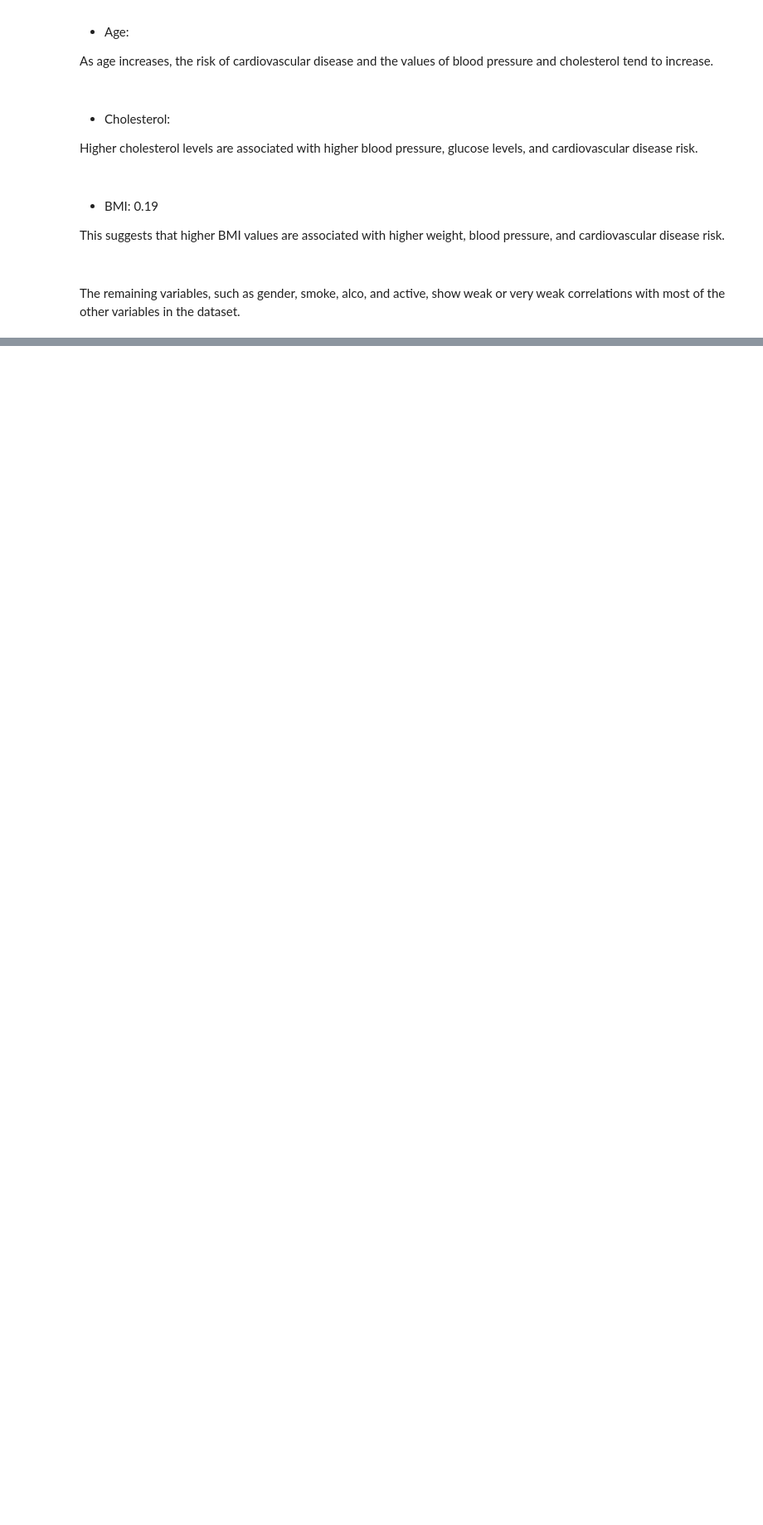
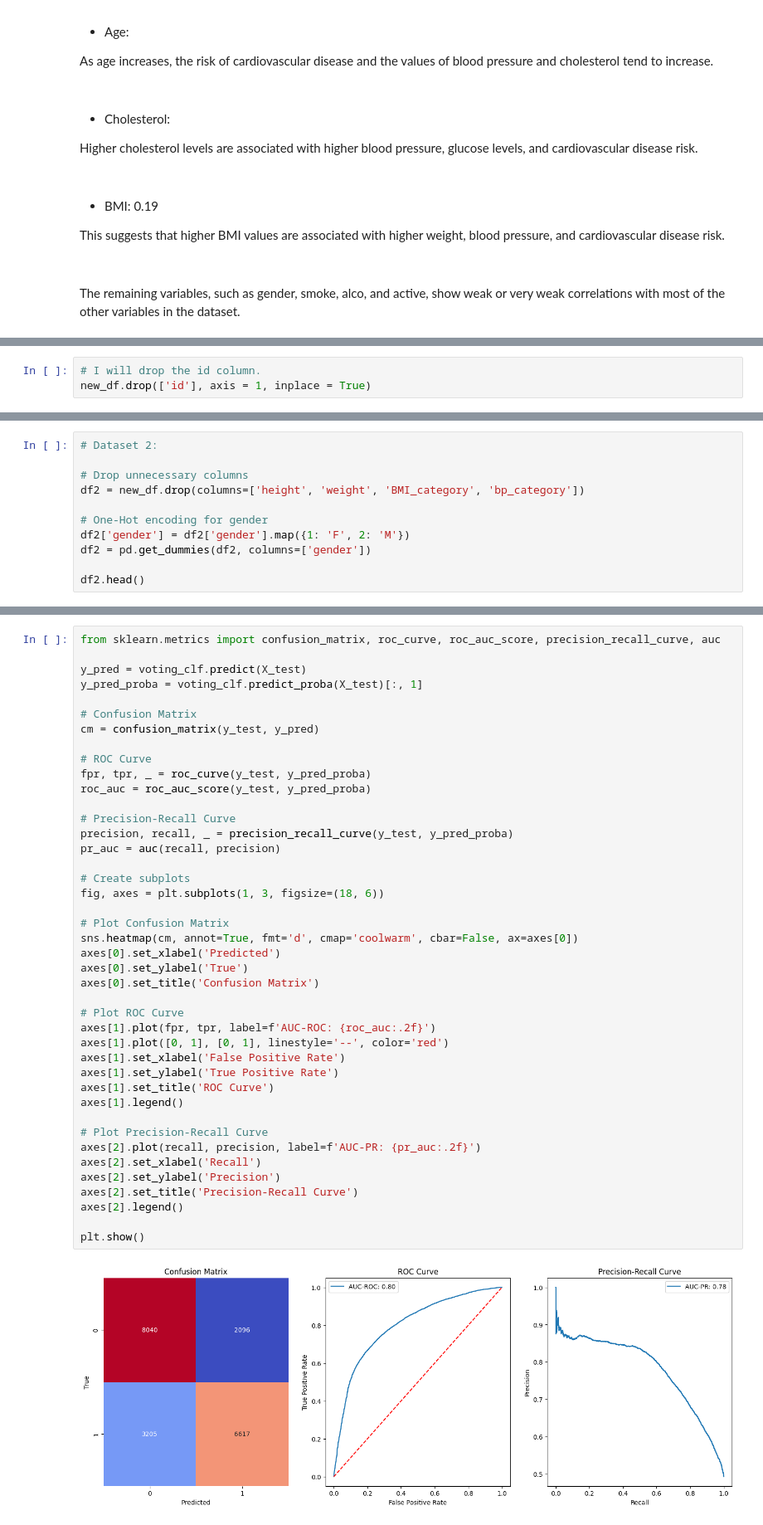
Before and after one commit to smlatic/Machine-Learning-ITHS, a Jupyter notebook: LAB/Disease_detection/disease_detection.ipynb, the cells around one changed output, grey strips where cells are left out. Shown: that part at 83% size. Saved outputs shown, nothing was run; the diff lists cells and outputs as text; blank space fills up the shorter version.

```diff
--- a/LAB/Disease_detection/disease_detection.ipynb
+++ b/LAB/Disease_detection/disease_detection.ipynb
@@ -484,0 +490,3 @@ The remaining variables, such as gender, smoke, alco, and active, show weak or v
+# %%
+# I will drop the id column.
+new_df.drop(['id'], axis = 1, inplace = True)
@@ -484,0 +519,11 @@ The remaining variables, such as gender, smoke, alco, and active, show weak or v
+# %%
+# Dataset 2:
+
+# Drop unnecessary columns
+df2 = new_df.drop(columns=['height', 'weight', 'BMI_category', 'bp_category'])
+
+# One-Hot encoding for gender
+df2['gender'] = df2['gender'].map({1: 'F', 2: 'M'})
+df2 = pd.get_dummies(df2, columns=['gender'])
+
+df2.head()
@@ -484,0 +831,44 @@ The remaining variables, such as gender, smoke, alco, and active, show weak or v
+# %%
+from sklearn.metrics import confusion_matrix, roc_curve, roc_auc_score, precision_recall_curve, auc
+
+y_pred = voting_clf.predict(X_test)
+y_pred_proba = voting_clf.predict_proba(X_test)[:, 1]
+
+# Confusion Matrix
+cm = confusion_matrix(y_test, y_pred)
+
+# ROC Curve
+fpr, tpr, _ = roc_curve(y_test, y_pred_proba)
+roc_auc = roc_auc_score(y_test, y_pred_proba)
+
+# Precision-Recall Curve
+precision, recall, _ = precision_recall_curve(y_test, y_pred_proba)
+pr_auc = auc(recall, precision)
+
+# Create subplots
+fig, axes = plt.subplots(1, 3, figsize=(18, 6))
+
+# Plot Confusion Matrix
+sns.heatmap(cm, annot=True, fmt='d', cmap='coolwarm', cbar=False, ax=axes[0])
+axes[0].set_xlabel('Predicted')
+axes[0].set_ylabel('True')
+axes[0].set_title('Confusion Matrix')
+
+# Plot ROC Curve
+axes[1].plot(fpr, tpr, label=f'AUC-ROC: {roc_auc:.2f}')
+axes[1].plot([0, 1], [0, 1], linestyle='--', color='red')
+axes[1].set_xlabel('False Positive Rate')
+axes[1].set_ylabel('True Positive Rate')
+axes[1].set_title('ROC Curve')
+axes[1].legend()
+
+# Plot Precision-Recall Curve
+axes[2].plot(recall, precision, label=f'AUC-PR: {pr_auc:.2f}')
+axes[2].set_xlabel('Recall')
+axes[2].set_ylabel('Precision')
+axes[2].set_title('Precision-Recall Curve')
+axes[2].legend()
+
+plt.show()
+# %% [output]
+[figure, added]
```
Also changed, not shown: parts of 18 cells of this notebook, 6 other files.
